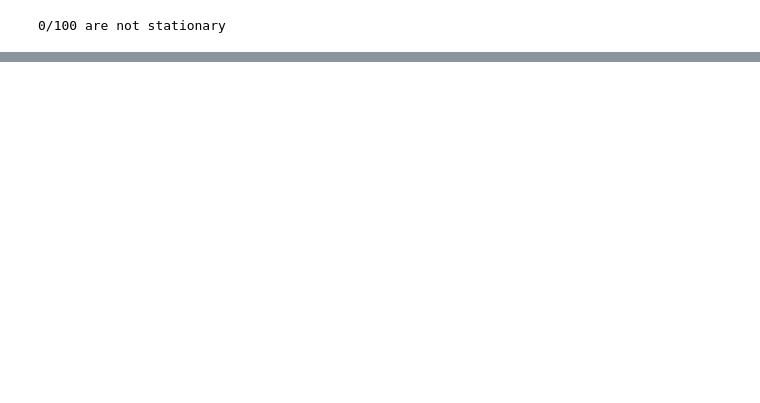
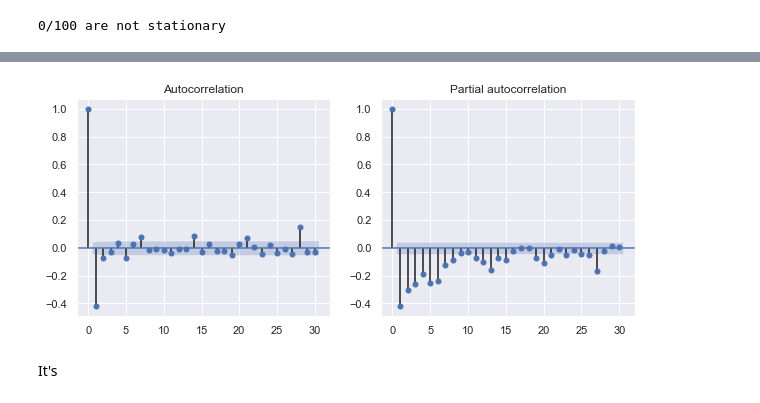
Before and after one commit to tcdat96/product-demand-forecast, a Jupyter notebook: demand-forecast.ipynb, the cells around one changed output, grey strips where cells are left out. Drawn from its saved outputs; the diff is of its cells as text; code cells hidden in the pictures; blank space fills up the shorter version.

```diff
--- a/demand-forecast.ipynb
+++ b/demand-forecast.ipynb
@@ -160,10 +192,13 @@ Only one of them is not stationary. Let's write a simple function to apply diffe
 # %%
 import warnings
 def apply_differencing(df, periods=1, ffill=False, stationary_check=True):
-    df = df.diff(periods=periods)
+    if isinstance(df, pd.DataFrame) and 'Demand' in df.columns:
+        df.Demand = df.Demand.diff(periods=periods)
+    else:
+        df = df.diff(periods=periods)
     df = df.ffill() if ffill else df.dropna()
 
-    if stationary_check and not is_stationary(df):
+    if stationary_check and not is_stationary(df.Demand if isinstance(df, pd.DataFrame) else df):
         warnings.warn('DataFrame is still not stationary.')
     return df
 # %%
@@ -182,0 +218,2 @@ Okay, now we have the function, we only need to call it when we build the model.
+# %%
+train_date_range = get_date_range(train_df, debugging=True)
@@ -182,0 +222,29 @@ Okay, now we have the function, we only need to call it when we build the model.
+# %%
+def get_train_data(df, date_range=None, differencing=0):
+    df = df.drop(columns=['ID', 'Category'])
+    df = df.set_index('Date')
+
+    # fill date gap
+    if date_range is not None:
+        idx = pd.date_range(*date_range)
+        df = df.reindex(idx, fill_value=0)
+
+    if differencing > 0:
+        df = apply_differencing(df, periods=differencing)
+
+    return df
+# %%
+highest_freq_item_df = filter_demand(train_df, ID=str(check_ids[0]))
+item_df = get_train_data(highest_freq_item_df, train_date_range)
+item_diff_df = get_train_data(highest_freq_item_df, train_date_range, differencing=True)
+del highest_freq_item_df
+# %%
+fig, ax = plt.subplots(1,2, figsize=(10,4))
+lags = 30
+sm.graphics.tsa.plot_acf(item_diff_df, lags=lags, ax=ax[0], title='Autocorrelation')
+sm.graphics.tsa.plot_pacf(item_diff_df, lags=lags, ax=ax[1], title='Partial autocorrelation')
+pass
+# %% [output]
+[figure, added]
+# %% [markdown]
+It's
```
Also changed, not shown: parts of 19 cells of this notebook, 1 other file.
